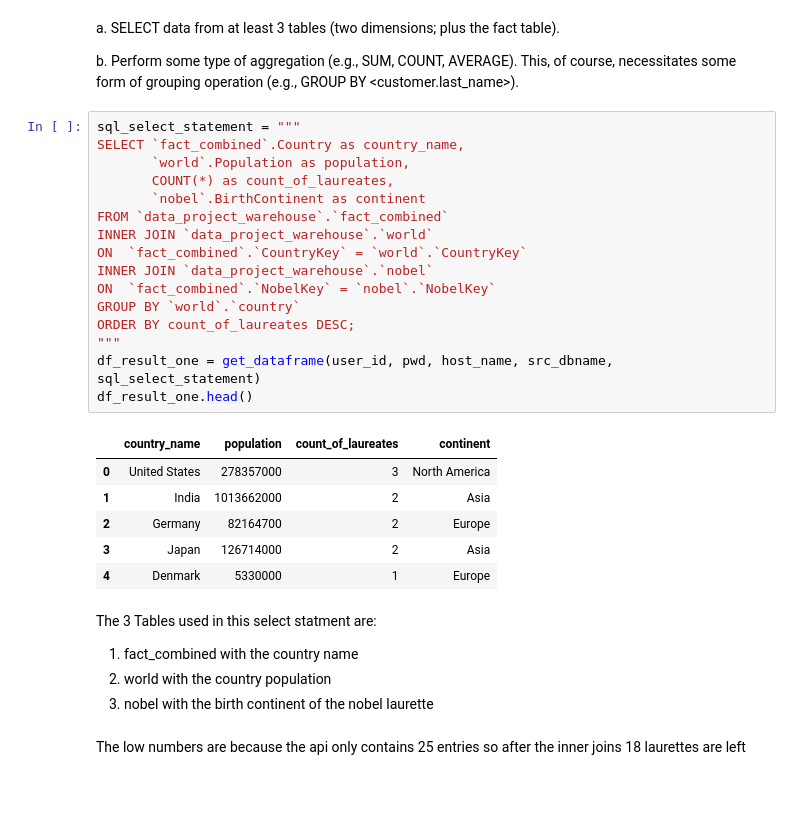
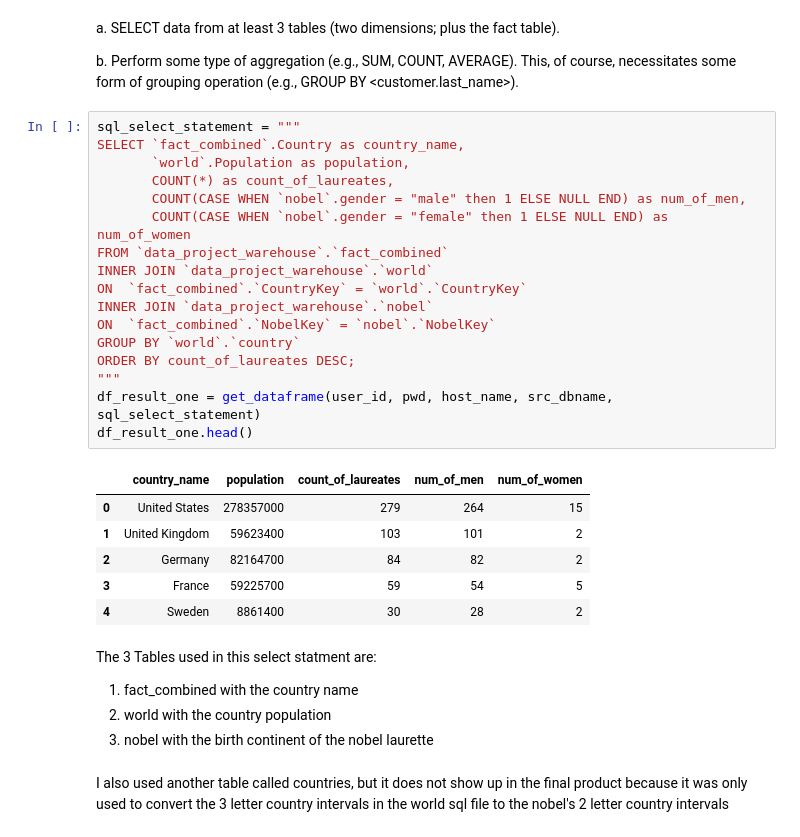
Before and after one commit to M8Name/mjt6vj-data-project-1, a Jupyter notebook: mjt6vj-Project-1.ipynb, the cells around one changed output. Saved outputs shown, nothing was run; the diff lists cells and outputs as text; blank space fills up the shorter version.

```diff
--- a/mjt6vj-Project-1.ipynb
+++ b/mjt6vj-Project-1.ipynb
@@ -330,26 +354,27 @@ necessitates some form of grouping operation (e.g., GROUP BY <customer.last_name
 # %%
 sql_select_statement = """
 SELECT `fact_combined`.Country as country_name,
        `world`.Population as population,
        COUNT(*) as count_of_laureates,
-       `nobel`.BirthContinent as continent
+       COUNT(CASE WHEN `nobel`.gender = "male" then 1 ELSE NULL END) as num_of_men,
+       COUNT(CASE WHEN `nobel`.gender = "female" then 1 ELSE NULL END) as num_of_women
 FROM `data_project_warehouse`.`fact_combined`
 INNER JOIN `data_project_warehouse`.`world`
 ON  `fact_combined`.`CountryKey` = `world`.`CountryKey`
 INNER JOIN `data_project_warehouse`.`nobel`
 ON  `fact_combined`.`NobelKey` = `nobel`.`NobelKey`
 GROUP BY `world`.`country`
 ORDER BY count_of_laureates DESC;
 """
 df_result_one = get_dataframe(user_id, pwd, host_name, src_dbname, sql_select_statement)
 df_result_one.head()
 # %% [output]
-|  | country_name | population | count_of_laureates | continent |
-| 0 | United States | 278357000 | 3 | North America |
-| 1 | India | 1013662000 | 2 | Asia |
-| 2 | Germany | 82164700 | 2 | Europe |
-| 3 | Japan | 126714000 | 2 | Asia |
-| 4 | Denmark | 5330000 | 1 | Europe |
+|  | country_name | population | count_of_laureates | num_of_men | num_of_women |
+| 0 | United States | 278357000 | 279 | 264 | 15 |
+| 1 | United Kingdom | 59623400 | 103 | 101 | 2 |
+| 2 | Germany | 82164700 | 84 | 82 | 2 |
+| 3 | France | 59225700 | 59 | 54 | 5 |
+| 4 | Sweden | 8861400 | 30 | 28 | 2 |
 # %% [markdown]
 The 3 Tables used in this select statment are:
 
@@ -357,4 +382,4 @@ The 3 Tables used in this select statment are:
 2. world with the country population
 3. nobel with the birth continent of the nobel laurette
 # %% [markdown]
-The low numbers are because the api only contains 25 entries so after the inner joins 18 laurettes are left
+I also used another table called countries, but it does not show up in the final product because it was only used to convert the 3 letter country intervals in the world sql file to the nobel's 2 letter country intervals
```
Also changed, not shown: parts of 16 cells of this notebook, 1 other file.
